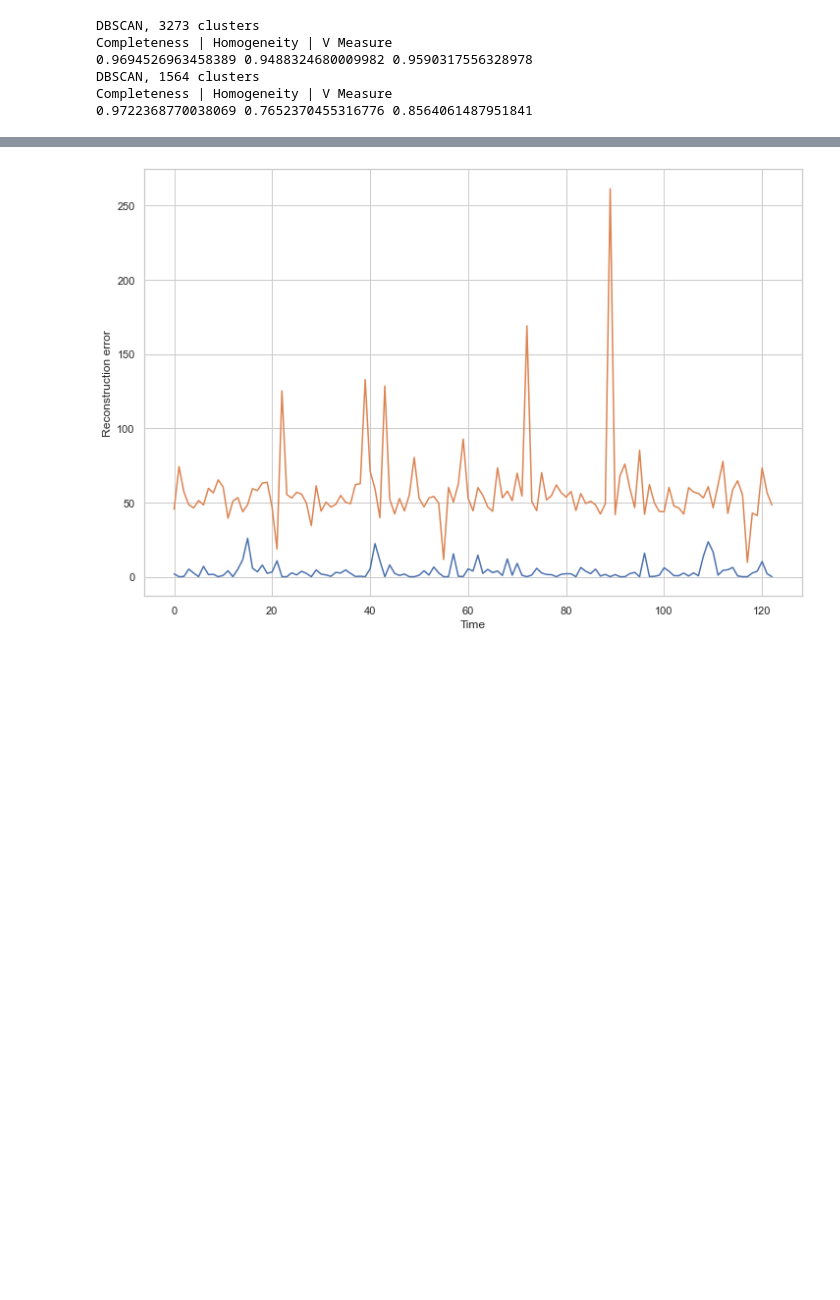
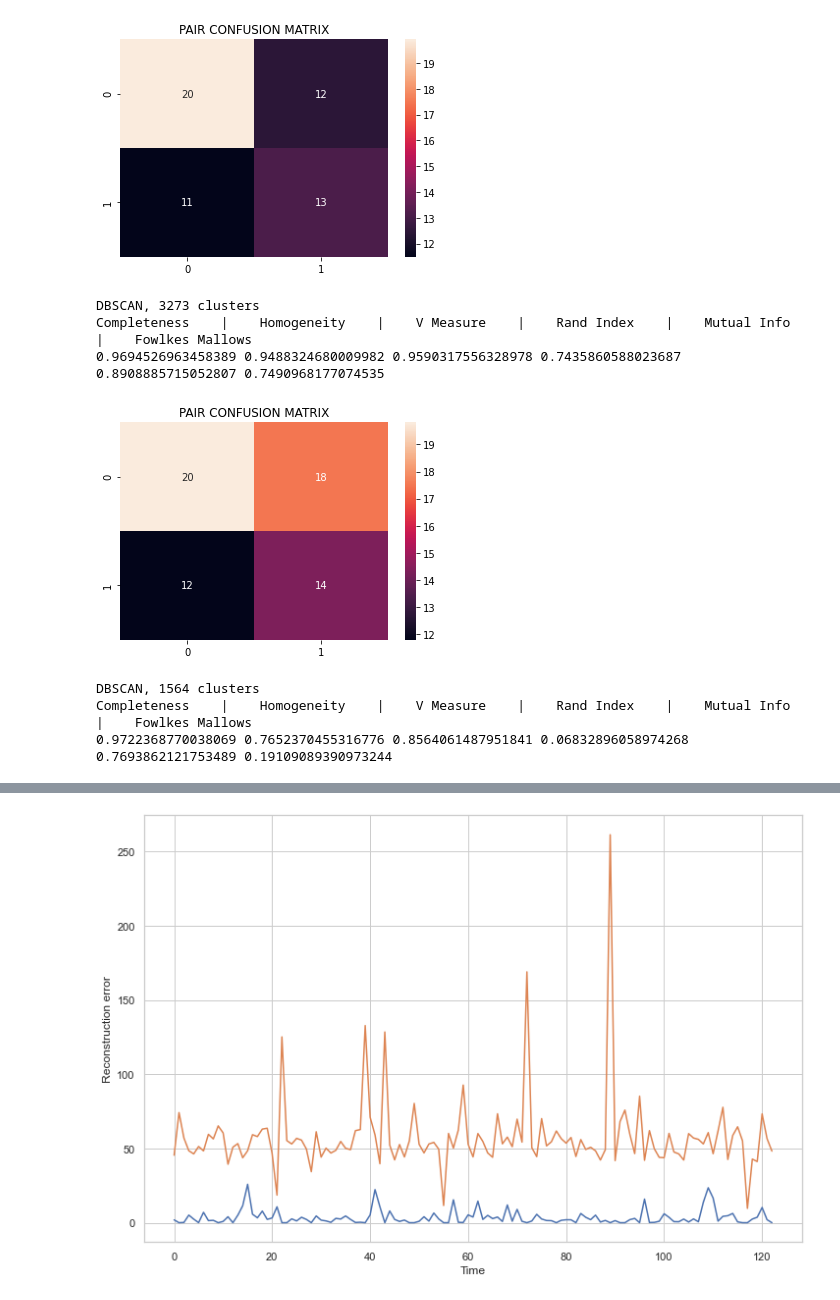
Before and after one commit to johpetsc/ELINAC, a Jupyter notebook: notebooks/data_analysis.ipynb, the cells around one changed output, grey strips where cells are left out. Cells and saved outputs as stored; diff of their text form; code cells hidden in the pictures; blank space fills up the shorter version.

```diff
--- a/notebooks/data_analysis.ipynb
+++ b/notebooks/data_analysis.ipynb
@@ -8,23 +9,39 @@ dbscan = pd.read_excel('../dataset/db++.xlsx')
 # %%
 cs = completeness_score(dbscan['Label_1'], dbscan['Cluster 1'])
 hs = homogeneity_score(dbscan['Label_1'], dbscan['Cluster 1'])
 vs = v_measure_score(dbscan['Label_1'], dbscan['Cluster 1'])
+ra = adjusted_rand_score(dbscan['Label_1'], dbscan['Cluster 1'])
+mu = adjusted_mutual_info_score(dbscan['Label_1'], dbscan['Cluster 1'])
+fm = fowlkes_mallows_score(dbscan['Label_1'], dbscan['Cluster 1'])
+cm = pair_confusion_matrix(dbscan['Label_1'], dbscan['Cluster 1'])
+cm = sns.heatmap(np.log(cm), annot=True)
+plt.title('PAIR CONFUSION MATRIX')
+plt.show()
 print("DBSCAN, 3273 clusters")
-print("Completeness    |    Homogeneity    |    V Measure")
-print(cs, hs, vs)
+print("Completeness    |    Homogeneity    |    V Measure    |    Rand Index    |    Mutual Info    |    Fowlkes Mallows")
+print(cs, hs, vs, ra, mu, fm)
 cs = completeness_score(dbscan['Label_2'], dbscan['Cluster 2'])
 hs = homogeneity_score(dbscan['Label_2'], dbscan['Cluster 2'])
 vs = v_measure_score(dbscan['Label_2'], dbscan['Cluster 2'])
+ra = adjusted_rand_score(dbscan['Label_2'], dbscan['Cluster 2'])
+mu = adjusted_mutual_info_score(dbscan['Label_2'], dbscan['Cluster 2'])
+fm = fowlkes_mallows_score(dbscan['Label_2'], dbscan['Cluster 2'])
+cm = pair_confusion_matrix(dbscan['Label_2'], dbscan['Cluster 2'])
+cm = sns.heatmap(np.log(cm), annot=True)
+plt.title('PAIR CONFUSION MATRIX')
+plt.show()
 print("DBSCAN, 1564 clusters")
-print("Completeness    |    Homogeneity    |    V Measure")
-print(cs, hs, vs)
+print("Completeness    |    Homogeneity    |    V Measure    |    Rand Index    |    Mutual Info    |    Fowlkes Mallows")
+print(cs, hs, vs, ra, mu, fm)
 # %% [output]
+[figure, added]
 DBSCAN, 3273 clusters
-Completeness | Homogeneity | V Measure
-0.9694526963458389 0.9488324680009982 0.9590317556328978
-DBSCAN, 1564 clusters
-Completeness | Homogeneity | V Measure
-0.9722368770038069 0.7652370455316776 0.8564061487951841
+Completeness    |    Homogeneity    |    V Measure    |    Rand Index    |    Mutual Info    |    Fowlkes Mallows
+0.9694526963458389 0.9488324680009982 0.9590317556328978 0.7435860588023687 0.8908885715052807 0.7490968177074535
+[figure, added]
+DBSCAN, 1564 clusters
+Completeness    |    Homogeneity    |    V Measure    |    Rand Index    |    Mutual Info    |    Fowlkes Mallows
+0.9722368770038069 0.7652370455316776 0.8564061487951841 0.06832896058974268 0.7693862121753489 0.19109089390973244
 # %%
 kmeans = pd.read_excel('../dataset/kmeans++.xlsx')
 # %%
```
Also changed, not shown: parts of 8 cells of this notebook, 2 other files.
